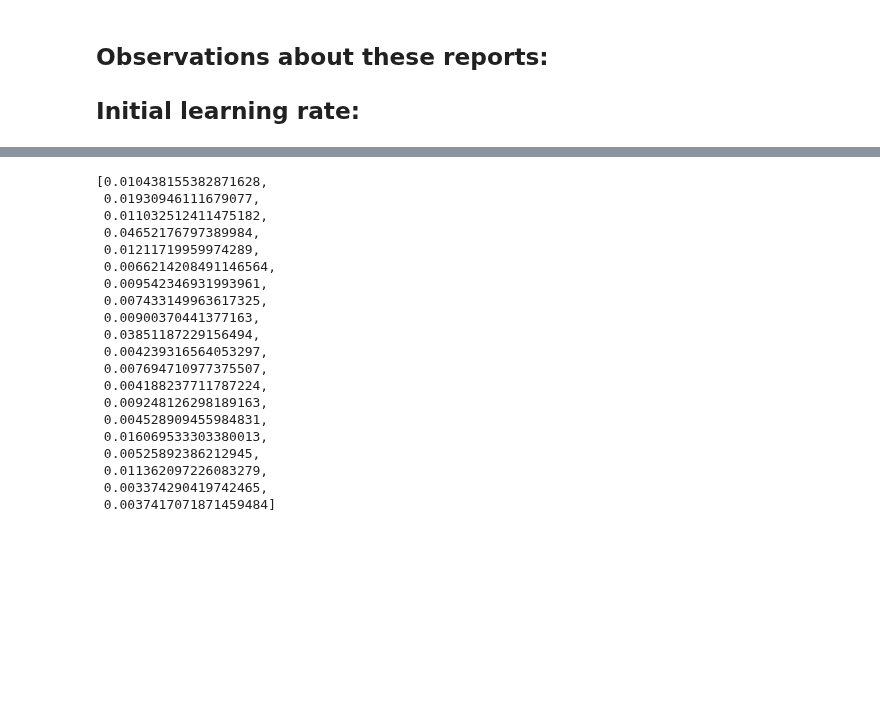
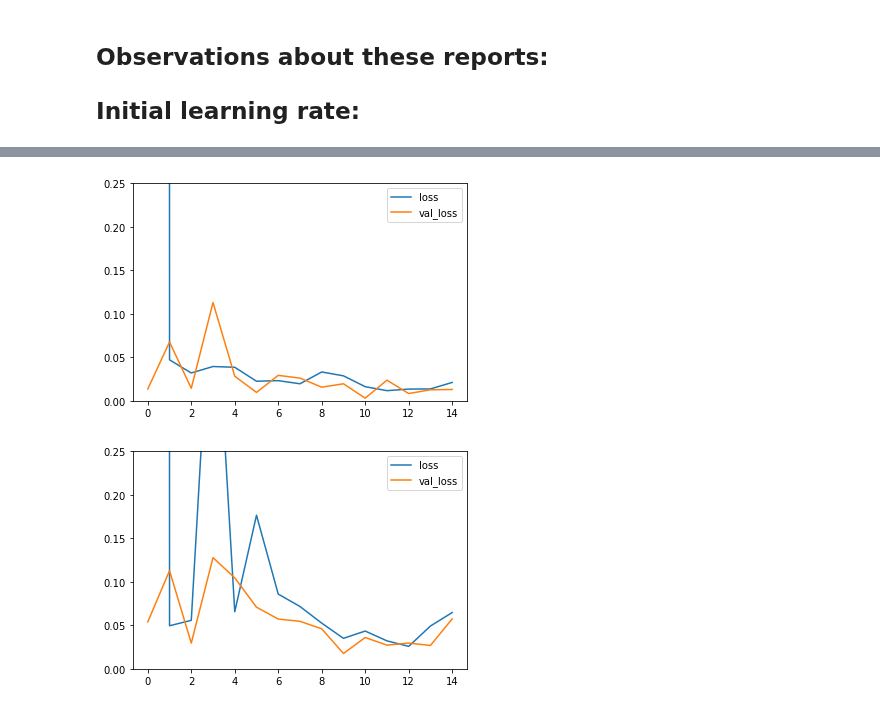
Before and after one commit to michaelrstadler/rpb1, a Jupyter notebook: bin/notebooks/20220212-buildCNNassessor-curriculumlearning.ipynb, the cells around one changed output, grey strips where cells are left out. Drawn from its saved outputs; the diff is of its cells as text; code cells hidden in the pictures; blank space fills up the shorter version.

```diff
--- a/bin/notebooks/20220212-buildCNNassessor-curriculumlearning.ipynb
+++ b/bin/notebooks/20220212-buildCNNassessor-curriculumlearning.ipynb
@@ -813,25 +786,8 @@ plot_history(pkl_file)
 # %%
-pkl_file = '/Users/michaelstadler/Bioinformatics/Projects/rpb1/results/gridsearch/variables/history_0.0001_0.05_nocurriculum_dssize4.pkl'
-history = fm.load_pickle(pkl_file)
-history[0]['val_loss']
+ev.plot_history('/Users/michaelstadler/Bioinformatics/Projects/rpb1/results/gridsearch/variables/20220224/history_0.001_0.05_5_18_1_nocurriculum.pkl')
 # %% [output]
-[0.010438155382871628,
- 0.01930946111679077,
- 0.011032512411475182,
- 0.04652176797389984,
- 0.01211719959974289,
- 0.0066214208491146564,
- 0.009542346931993961,
- 0.007433149963617325,
- 0.00900370441377163,
- 0.03851187229156494,
- 0.004239316564053297,
- 0.007694710977375507,
- 0.004188237711787224,
- 0.009248126298189163,
- 0.004528909455984831,
- 0.016069533303380013,
- 0.00525892386212945,
- 0.011362097226083279,
- 0.003374290419742465,
- 0.0037417071871459484]
+[figure, added]
+# %%
+ev.plot_history('/Users/michaelstadler/Bioinformatics/Projects/rpb1/results/gridsearch/variables/20220224/history_0.001_0.05_5_18_1_all_to_hard.pkl')
+# %% [output]
+[figure, added]
```
Also changed, not shown: parts of 8 cells of this notebook, 6 other files.
